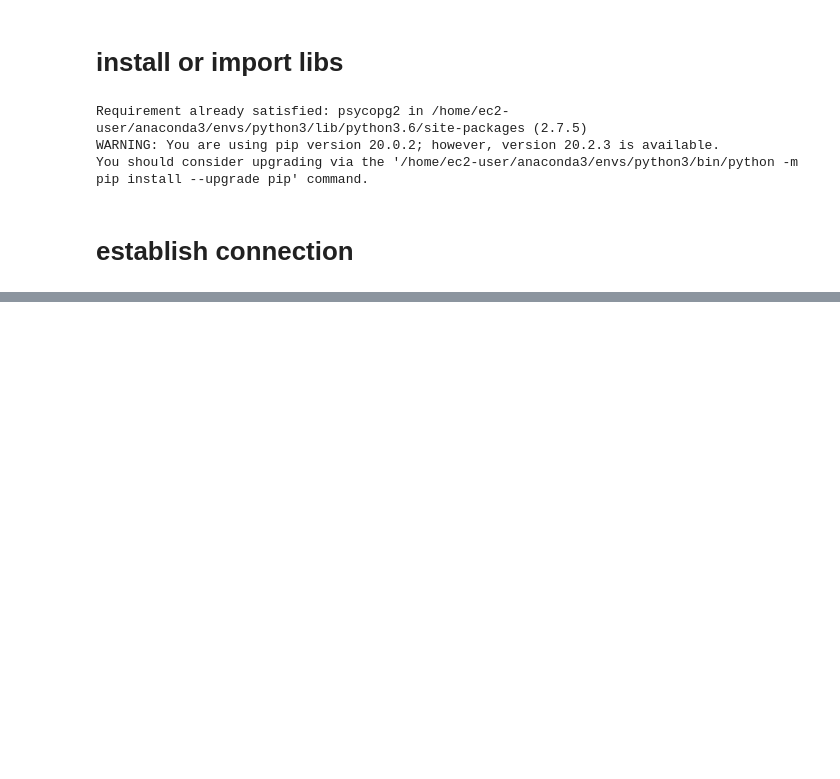
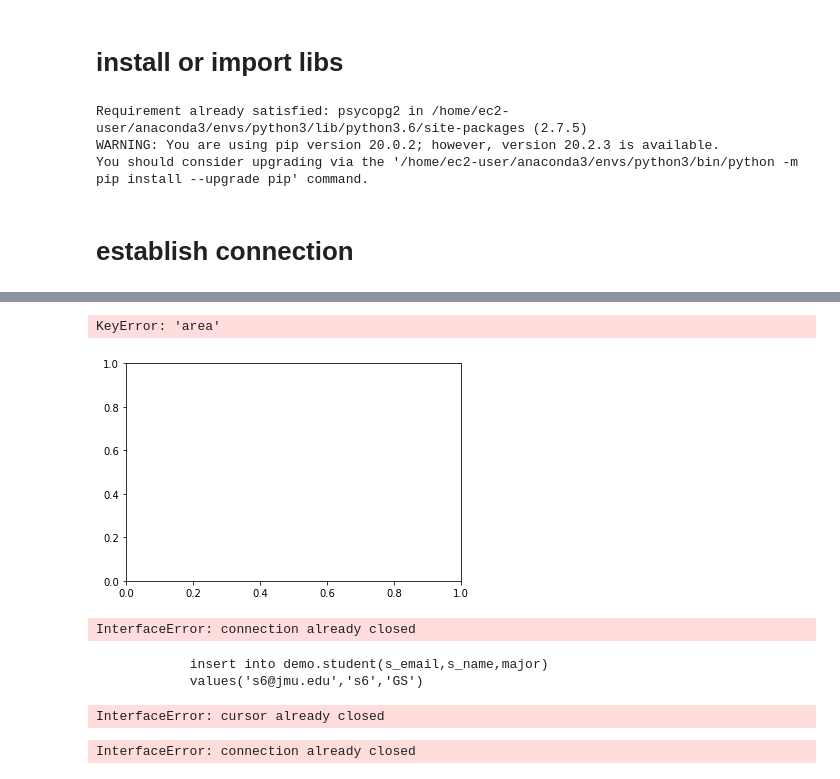
Before and after one commit to Adrianamenjivar/IA340, a Jupyter notebook: lec 4.ipynb, the cells around one changed output, grey strips where cells are left out. Cells and saved outputs as stored; diff of their text form; code cells hidden in the pictures; blank space fills up the shorter version.

```diff
--- a/lec 4.ipynb
+++ b/lec 4.ipynb
@@ -49,0 +137,6 @@ OperationalError: could not translate host name "ia340.cfx7sb1pm4vk.us-east-1.rd
+# %%
+
+df.plot.scatter(x='area',y='price')
+# %% [output]
+KeyError: 'area'
+[figure, added]
@@ -49,0 +151,25 @@ OperationalError: could not translate host name "ia340.cfx7sb1pm4vk.us-east-1.rd
+# %%
+
+df = pandas.read_sql_query(sql_avg_price_house_type,conn)
+
+df.plot.bar(y='avg_price',x='house_type')
+# %% [output]
+InterfaceError: connection already closed
+# %%
+sql_insert = """
+            insert into demo.student(s_email,s_name,major)
+            values('{}','{}','{}')
+            """.format('s5@jmu.edu','s','GS')
+
+print(sql_insert)
+# %% [output]
+            insert into demo.student(s_email,s_name,major)
+            values('s6@jmu.edu','s6','GS')
+# %%
+cur.execute(sql_insert)
+# %% [output]
+InterfaceError: cursor already closed
+# %%
+conn.commit()
+# %% [output]
+InterfaceError: connection already closed
```
Also changed, not shown: parts of 21 cells of this notebook.
